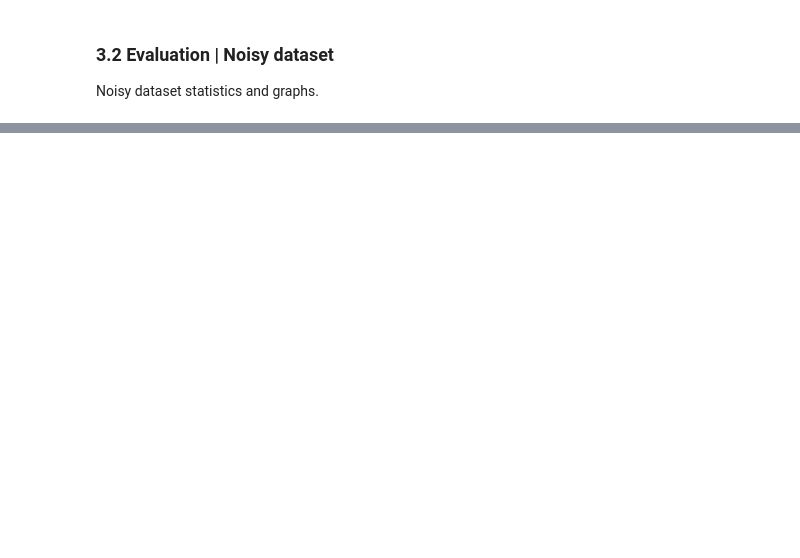
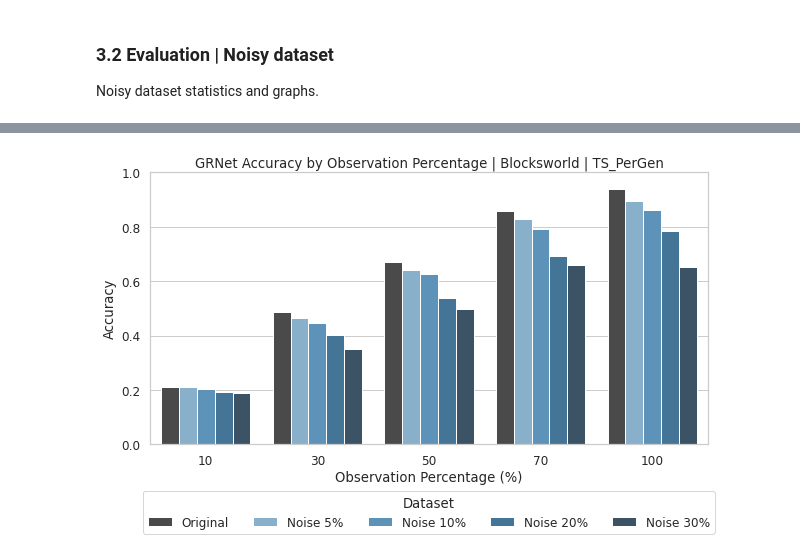
Before and after one commit to MechaMic38/GRNet, a Jupyter notebook: code/GRNet_approach.ipynb, the cells around one changed output, grey strips where cells are left out. Cells and saved outputs as stored; diff of their text form; code cells hidden in the pictures; blank space fills up the shorter version.

```diff
--- a/code/GRNet_approach.ipynb
+++ b/code/GRNet_approach.ipynb
@@ -1416,3 +1416,54 @@ plt.show()
+# %%
+original_tmp_df = original_accuracy_df.copy()
+original_tmp_df["noise_percentage"] = 0
+
+# Combine original and noisy dataframes for plotting
+plot_df = pd.concat(
+    [original_tmp_df, noisy_accuracy_df],
+    ignore_index=True
+)
+
+# Create a new column for better legend labels
+plot_df["noise_label"] = plot_df["noise_percentage"].apply(
+    lambda x: "Original" if x == 0 else f"Noise {int(x)}%"
+)
+noise_levels = sorted(plot_df["noise_percentage"].unique())
+noise_labels = ["Original"] + [f"Noise {int(x)}%" for x in noise_levels if x > 0]
+
+# Palette setup
+n_noisy = len(noise_levels) - 1
+noisy_palette = sns.color_palette("Blues_d", n_noisy)
+palette = ["#4a4a4a"] + noisy_palette
+
+sns.set_theme(style="whitegrid", font_scale=1.1)
+
+plt.figure(figsize=(10, 5))
+sns.barplot(
+    data=plot_df,
+    x="observation_percentage",
+    y="accuracy",
+    hue="noise_label",
+    hue_order=noise_labels,
+    palette=palette
+)
+
+plt.ylim(0, 1)
+plt.title(
+    f'GRNet Accuracy by Observation Percentage | {DOMAIN_NAME.capitalize()} | {TS_DIR}'
+)
+plt.xlabel('Observation Percentage (%)')
+plt.ylabel('Accuracy')
+
+plt.legend(
+    title='Dataset',
+    bbox_to_anchor=(0.5, -0.15),
+    loc='upper center',
+    ncol=5
+)
+
+plt.show()
+# %% [output]
+[figure, added]
 # %%
 # Set the visual style
 sns.set_theme(style="whitegrid", font_scale=1.1)
```
Also changed, not shown: parts of 9 cells of this notebook.
